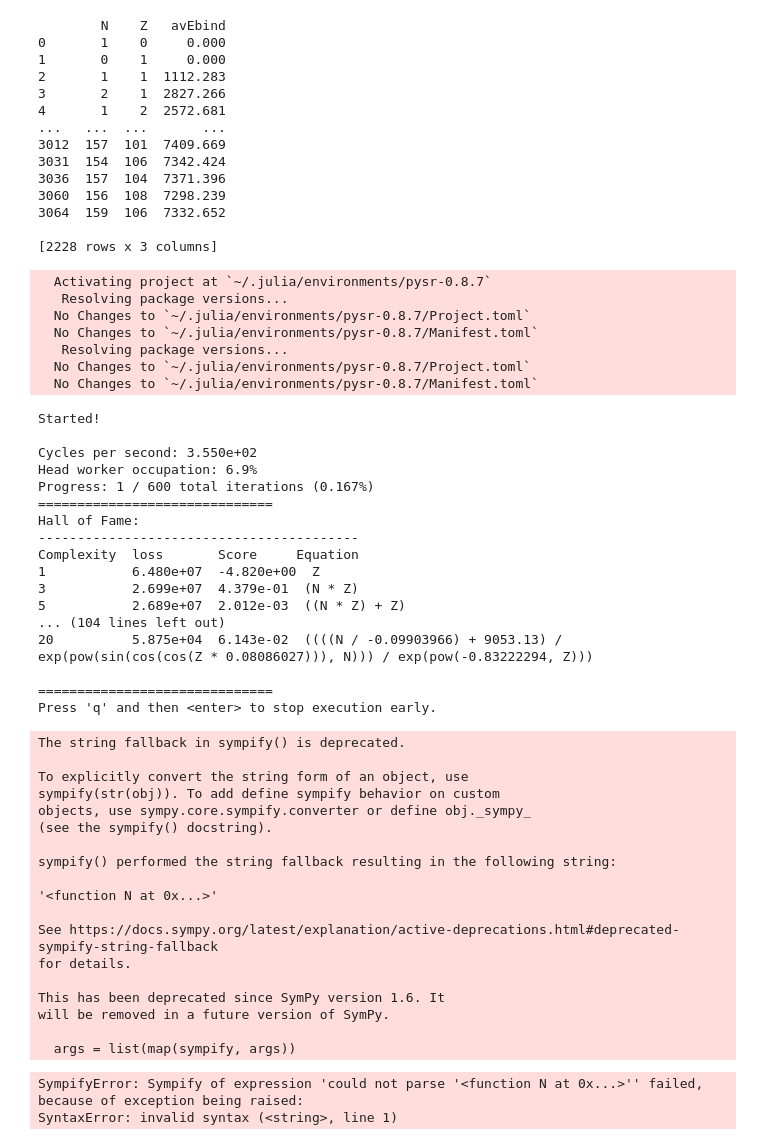
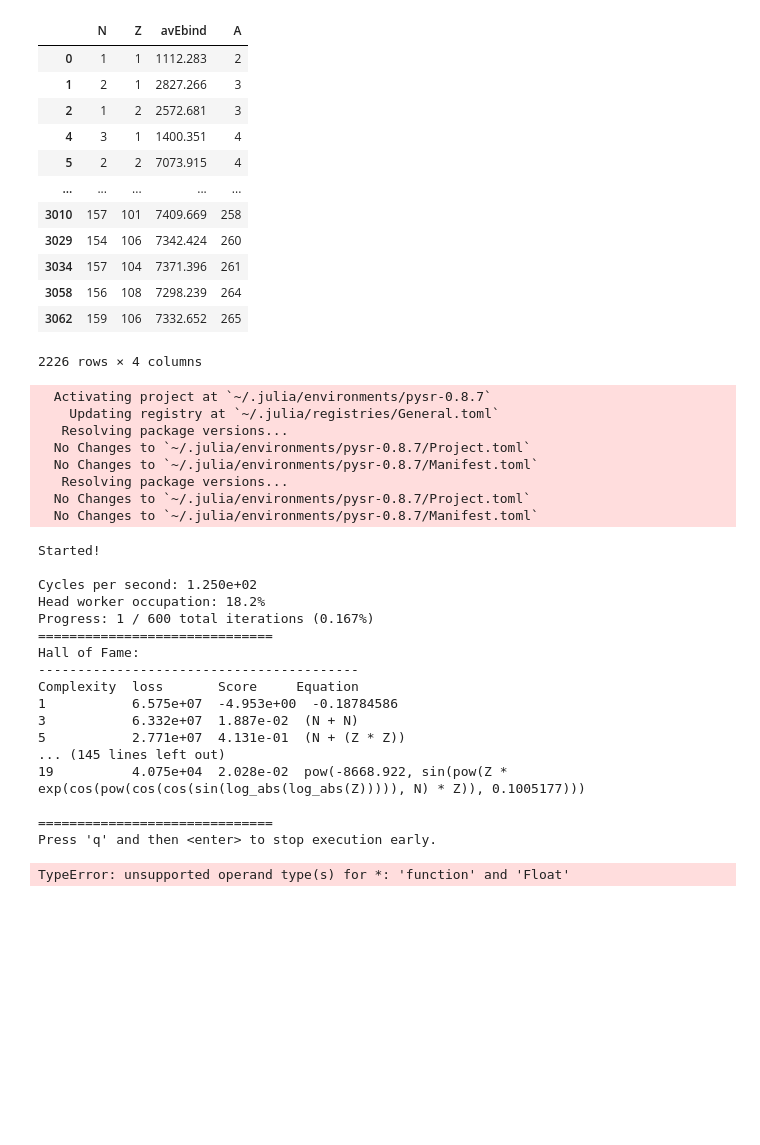
Before and after one commit to ivukotic/PySR_for_NBE, a Jupyter notebook: NBE/basic.ipynb, the cells around one changed output. Cells and saved outputs as stored; diff of their text form; code cells hidden in the pictures; blank space fills up the shorter version.

```diff
--- a/NBE/basic.ipynb
+++ b/NBE/basic.ipynb
@@ -7,45 +7,45 @@ from pysr import PySRRegressor
 # %%
 df = pd.read_fwf('mass.mas03', usecols=(2, 3, 11),
                  widths=(1, 3, 5, 5, 5, 1, 3, 4, 1, 13, 11, 11,
                          9, 1, 2, 11, 9, 1, 3, 1, 12, 11, 1),
                  skiprows=41, header=None,
                  index_col=False)
 df.columns = ('N', 'Z',  'avEbind')
 
 # Extrapolated values are indicated by '#' in place of the decimal place, so
 # the avEbind column won't be numeric. Coerce to float and drop these entries.
 df['avEbind'] = pd.to_numeric(df['avEbind'], errors='coerce')
 df = df.dropna()
-
-print(df)
-
+df['A'] = df.N + df.Z
 X = df[['N', 'Z']]
 y = df[['avEbind']]
+
+df
 # %% [output]
+|  | N | Z | avEbind | A |
+| 0 | 1 | 1 | 1112.283 | 2 |
+| 1 | 2 | 1 | 2827.266 | 3 |
+| 2 | 1 | 2 | 2572.681 | 3 |
+| 4 | 3 | 1 | 1400.351 | 4 |
+| 5 | 2 | 2 | 7073.915 | 4 |
+| ... | ... | ... | ... | ... |
+| 3010 | 157 | 101 | 7409.669 | 258 |
+| 3029 | 154 | 106 | 7342.424 | 260 |
+| 3034 | 157 | 104 | 7371.396 | 261 |
+| 3058 | 156 | 108 | 7298.239 | 264 |
+| 3062 | 159 | 106 | 7332.652 | 265 |
-        N    Z   avEbind
-0       1    0     0.000
-1       0    1     0.000
-2       1    1  1112.283
-3       2    1  2827.266
-4       1    2  2572.681
-...   ...  ...       ...
-3012  157  101  7409.669
-3031  154  106  7342.424
-3036  157  104  7371.396
-3060  156  108  7298.239
-3064  159  106  7332.652
-
-[2228 rows x 3 columns]
+2226 rows × 4 columns
 # %%
 model = PySRRegressor(
     update=False,
     multithreading=True,
     niterations=40,
-    binary_operators=["+", "*", "/", "^"],
+    binary_operators=["+", "*", "^"],
     unary_operators=[
         "cos",
         "exp",
         "sin",
+        "log"
         # "inv(x) = 1/x",  # Custom operator (julia syntax)
         # "odd(x) = isodd(x) ? 1.0f0 : -1.0f0"
         # extra_sympy_mappings={'special': lambda x, y: x**2 + y},
@@ -58,6 +58,7 @@ model.fit(X, y)
 print(model)
 # %% [output]
   Activating project at `~/.julia/environments/pysr-0.8.7`
+    Updating registry at `~/.julia/registries/General.toml`
    Resolving package versions...
   No Changes to `~/.julia/environments/pysr-0.8.7/Project.toml`
   No Changes to `~/.julia/environments/pysr-0.8.7/Manifest.toml`
@@ -66,41 +67,22 @@ print(model)
   No Changes to `~/.julia/environments/pysr-0.8.7/Manifest.toml`
 Started!
 
-Cycles per second: 3.550e+02
-Head worker occupation: 6.9%
+Cycles per second: 1.250e+02
+Head worker occupation: 18.2%
 Progress: 1 / 600 total iterations (0.167%)
 ==============================
 Hall of Fame:
 -----------------------------------------
 Complexity  loss       Score     Equation
-1           6.480e+07  -4.820e+00  Z
-3           2.699e+07  4.379e-01  (N * Z)
-5           2.689e+07  2.012e-03  ((N * Z) + Z)
-... (104 lines left out)
-20          5.875e+04  6.143e-02  ((((N / -0.09903966) + 9053.13) / exp(pow(sin(cos(cos(Z * 0.08086027))), N))) / exp(pow(-0.83222294, Z)))
+1           6.575e+07  -4.953e+00  -0.18784586
+3           6.332e+07  1.887e-02  (N + N)
+5           2.771e+07  4.131e-01  (N + (Z * Z))
+... (145 lines left out)
+19          4.075e+04  2.028e-02  pow(-8668.922, sin(pow(Z * exp(cos(pow(cos(cos(sin(log_abs(log_abs(Z))))), N) * Z)), 0.1005177)))
 
 ==============================
 Press 'q' and then <enter> to stop execution early.
-The string fallback in sympify() is deprecated.
-
-To explicitly convert the string form of an object, use
-sympify(str(obj)). To add define sympify behavior on custom
-objects, use sympy.core.sympify.converter or define obj._sympy_
-(see the sympify() docstring).
-
-sympify() performed the string fallback resulting in the following string:
-
-'<function N at 0x...>'
-
-See https://docs.sympy.org/latest/explanation/active-deprecations.html#deprecated-sympify-string-fallback
-for details.
-
-This has been deprecated since SymPy version 1.6. It
-will be removed in a future version of SymPy.
-
-  args = list(map(sympify, args))
+TypeError: unsupported operand type(s) for *: 'function' and 'Float'
-SympifyError: Sympify of expression 'could not parse '<function N at 0x...>'' failed, because of exception being raised:
-SyntaxError: invalid syntax (<string>, line 1)
 # %%
 plt.scatter(y[:, 0], model(X)[:, 0])
 plt.xlabel('Truth')
```
Also changed, not shown: parts of 2 cells of this notebook, 1 other file.
